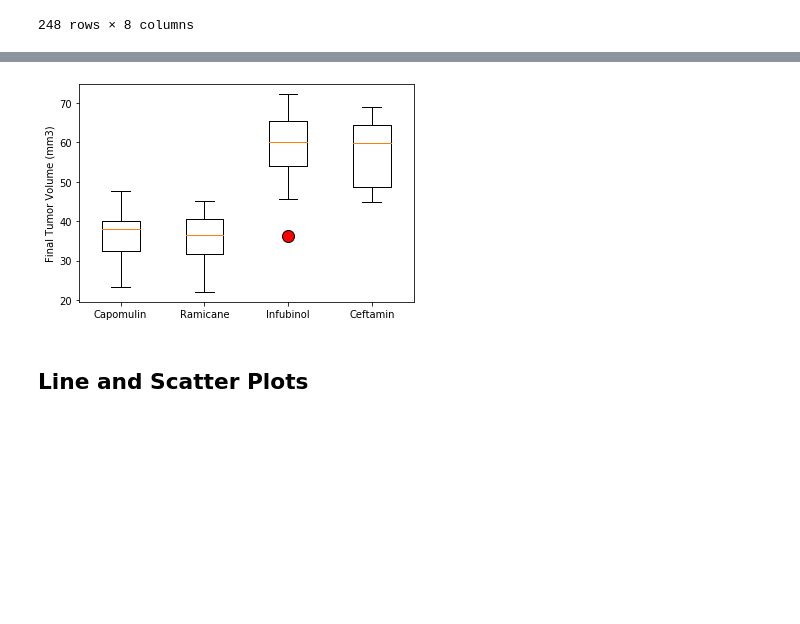
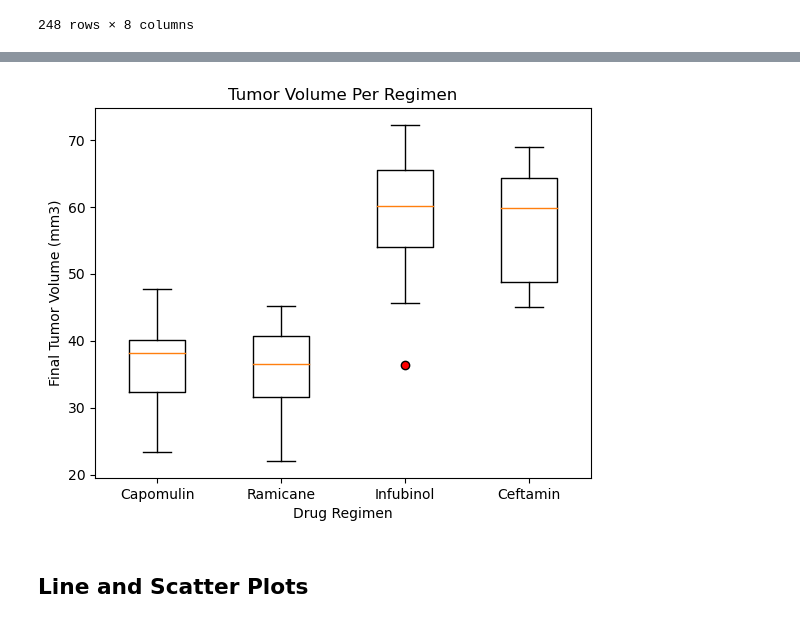
Before and after one commit to Rstevens318/Module-5-Challenge, a Jupyter notebook: Pymaceuticals/pymaceuticals_starter.ipynb, the cells around one changed output, grey strips where cells are left out. Cells and saved outputs as stored; diff of their text form; code cells hidden in the pictures; blank space fills up the shorter version.

```diff
--- a/Pymaceuticals/pymaceuticals_starter.ipynb
+++ b/Pymaceuticals/pymaceuticals_starter.ipynb
@@ -257,0 +255,35 @@ Ceftamin's potential outliers: Series([], Name: Tumor Volume (mm3), dtype: float
+# %%
+# Put treatments into a list for for loop (and later for plot labels)
+
+# Create list of drugs
+regimen = ['Capomulin', 'Ramicane', 'Infubinol', 'Ceftamin']
+
+# Create empty list to fill with tumor vol data (for plotting)
+tumor_vol_data = []
+
+# Locate the rows which contain mice on each drug and get the tumor volumes
+for drug_regimen in regimen:
+
+    drug = final_tumor_volume.loc[final_tumor_volume['Drug Regimen'] == drug_regimen, 'Tumor Volume (mm3)']
+    tumor_vol_data.append(drug)
+
+    # Calculate the IQR and quantitatively determine if there are any potential outliers.
+    quartiles = drug.quantile([.25,.5,.75]).round(2)
+    lowerq = round(quartiles[0.25],2)
+    upperq = round(quartiles[0.75],2)
+    iqr = round(upperq-lowerq,2)
+    lower_bound = round(lowerq - (1.5*iqr),2)
+    upper_bound = round(upperq + (1.5*iqr),2)
+
+    # Determine outliers using upper and lower bounds
+    outliers = drug.loc[(drug >= upper_bound) |
+                              (drug <= lower_bound)]
+
+    # Print findings to double check data
+    print(f"IQR for {drug_regimen}: {iqr}")
+    print(f"lower bound for {drug_regimen}: {lower_bound}")
+    print(f"upper bound for {drug_regimen}: {upper_bound}")
+    print(f"For {drug_regimen}, values below {lower_bound} could be outliers")
+    print(f"For {drug_regimen}, values above {upper_bound} could be outliers")
+    print(f"For {drug_regimen} the outliers are: {outliers}")
+    print('')
@@ -258,6 +308,16 @@ Ceftamin's potential outliers: Series([], Name: Tumor Volume (mm3), dtype: float
 # %%
 # Generate a box plot that shows the distrubution of the tumor volume for each treatment group.
+
+# Set value that makes our flier prop red
+dot = dict(markerfacecolor = 'red')
+
+# Create Plot
+plt.boxplot(tumor_vol_data, labels= regimen, flierprops= dot)
+plt.title('Tumor Volume Per Regimen')
+plt.xlabel('Drug Regimen')
+plt.ylabel('Final Tumor Volume (mm3)')
+plt.show()
 # %% [output]
-[figure, old version]
+[figure, new version]
 # %% [markdown]
 ## Line and Scatter Plots
```
Also changed, not shown: parts of 13 cells of this notebook.
